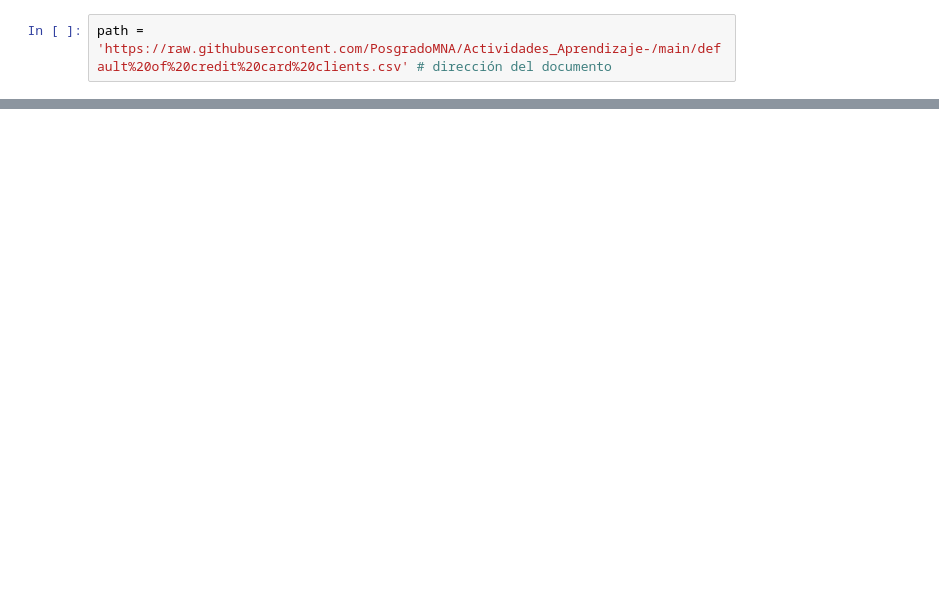
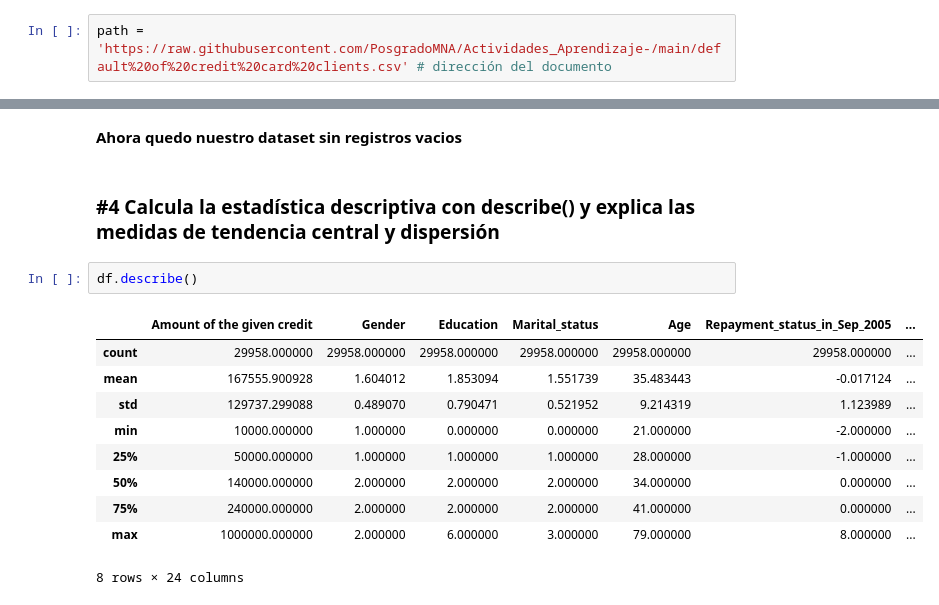
Before and after one commit to PosgradoMNA/actividades-de-aprendizaje-A01793546-Ariel-Corral-Leon, a Jupyter notebook: Actividad_Sem_6_Visualizacion_A01793546.ipynb, the cells around one changed output, grey strips where cells are left out. Drawn from its saved outputs; the diff is of its cells as text; blank space fills up the shorter version.

```diff
--- a/Actividad_Sem_6_Visualizacion_A01793546.ipynb
+++ b/Actividad_Sem_6_Visualizacion_A01793546.ipynb
@@ -315,0 +224,17 @@ df.corr()
+# %% [markdown]
+**Ahora quedo nuestro dataset sin registros vacios**
+# %% [markdown]
+### #4 Calcula la estadística descriptiva con describe() y explica las medidas de tendencia central y dispersión
+# %%
+df.describe()
+# %% [output]
+|  | Amount of the given credit | Gender | Education | Marital_status | Age | Repayment_status_in_Sep_2005 | ... |
+| count | 29958.000000 | 29958.000000 | 29958.000000 | 29958.000000 | 29958.000000 | 29958.000000 | ... |
+| mean | 167555.900928 | 1.604012 | 1.853094 | 1.551739 | 35.483443 | -0.017124 | ... |
+| std | 129737.299088 | 0.489070 | 0.790471 | 0.521952 | 9.214319 | 1.123989 | ... |
+| min | 10000.000000 | 1.000000 | 0.000000 | 0.000000 | 21.000000 | -2.000000 | ... |
+| 25% | 50000.000000 | 1.000000 | 1.000000 | 1.000000 | 28.000000 | -1.000000 | ... |
+| 50% | 140000.000000 | 2.000000 | 2.000000 | 2.000000 | 34.000000 | 0.000000 | ... |
+| 75% | 240000.000000 | 2.000000 | 2.000000 | 2.000000 | 41.000000 | 0.000000 | ... |
+| max | 1000000.000000 | 2.000000 | 6.000000 | 3.000000 | 79.000000 | 8.000000 | ... |
+8 rows × 24 columns
```
Also changed, not shown: parts of 84 cells of this notebook.
